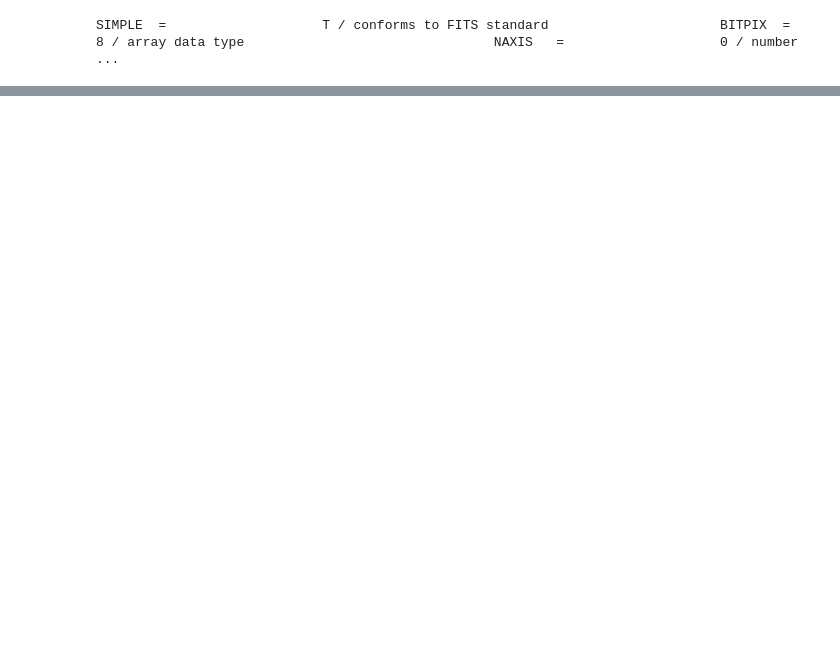
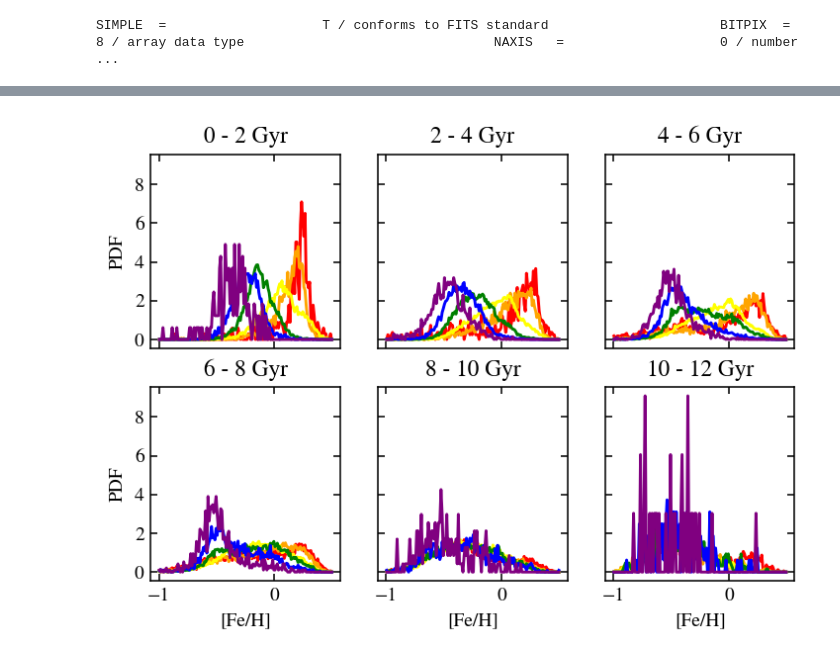
Before and after one commit to lodubay/abeona, a Jupyter notebook: notebooks/birth_radius.ipynb, the cells around one changed output, grey strips where cells are left out. Cells and saved outputs as stored; diff of their text form; code cells hidden in the pictures; blank space fills up the shorter version.

```diff
--- a/notebooks/birth_radius.ipynb
+++ b/notebooks/birth_radius.ipynb
@@ -45,0 +195,9 @@ Table length=1089927
+# %%
+aspcap_table = Table.read('../data/allStarLite-dr17-synspec_rev1.fits', hdu=1)
+colnames = [name for name in aspcap_table.colnames if len(aspcap_table[name].shape) <= 1]
+aspcap_df = aspcap_table[colnames].to_pandas()
+aspcap_df.columns = [c.lower() for c in aspcap_df.columns.tolist()]
+astroNN_df = Table.read('../data/apogee_astroNN-DR17.fits').to_pandas()
+astroNN_df.columns = [c.lower() for c in astroNN_df.columns.tolist()]
+dr17data = decode(aspcap_df).join(astroNN_df, rsuffix='_astroNN')
+dr17data
@@ -45,0 +222,8 @@ Table length=1089927
+# %%
+fatal_flags = (2**23) # STAR_BAD
+sample = dr17data[(dr17data['logg_err_astroNN'] <= 0.2) &
+                  (dr17data['extratarg'] == 0) &
+                  (dr17data['aspcapflag'] & fatal_flags == 0) &
+                  (dr17data['snrev'] >= 80)].copy()
+sample.replace(99.999, np.nan, inplace=True)
+sample
@@ -45,0 +244,30 @@ Table length=1089927
+# %%
+fig, axs = plt.subplots(2, 3, sharex=True, sharey=True)
+
+mdf_bins = np.arange(-1., 0.51, 0.01)
+mdf_bin_centers = (mdf_bins[1:] + mdf_bins[:-1]) / 2
+
+age_bins = [0, 2, 4, 6, 8, 10, 12]
+for j, ax in enumerate(axs.flatten()):
+    age_lim = (age_bins[j], age_bins[j+1])
+    galr_bins = [3, 5, 7, 9, 11, 13, 15]
+    colors = ['red', 'orange', 'yellow', 'green', 'blue', 'purple']
+    for i in range(len(galr_bins)-1):
+        galr_lim = (galr_bins[i], galr_bins[i+1])
+        subset = sample[(sample['galr'] >= galr_lim[0]) &
+                        (sample['galr'] < galr_lim[1]) &
+                        (sample['age_lowess_correct'] >= age_lim[0]) &
+                        (sample['age_lowess_correct'] < age_lim[1])]
+        mdf, bin_edges = np.histogram(subset['fe_h_astroNN'], bins=mdf_bins, density=True)
+        ax.plot(mdf_bin_centers, mdf, label=galr_lim, color=colors[i])
+        ax.set_title('%s - %s Gyr' % age_lim)
+
+# fig.legend()
+for ax in axs[1]:
+    ax.set_xlabel('[Fe/H]')
+for ax in axs[:,0]:
+    ax.set_ylabel('PDF')
+
+plt.show()
+# %% [output]
+[figure, added]
```
Also changed, not shown: parts of 17 cells of this notebook, 1 other file.
